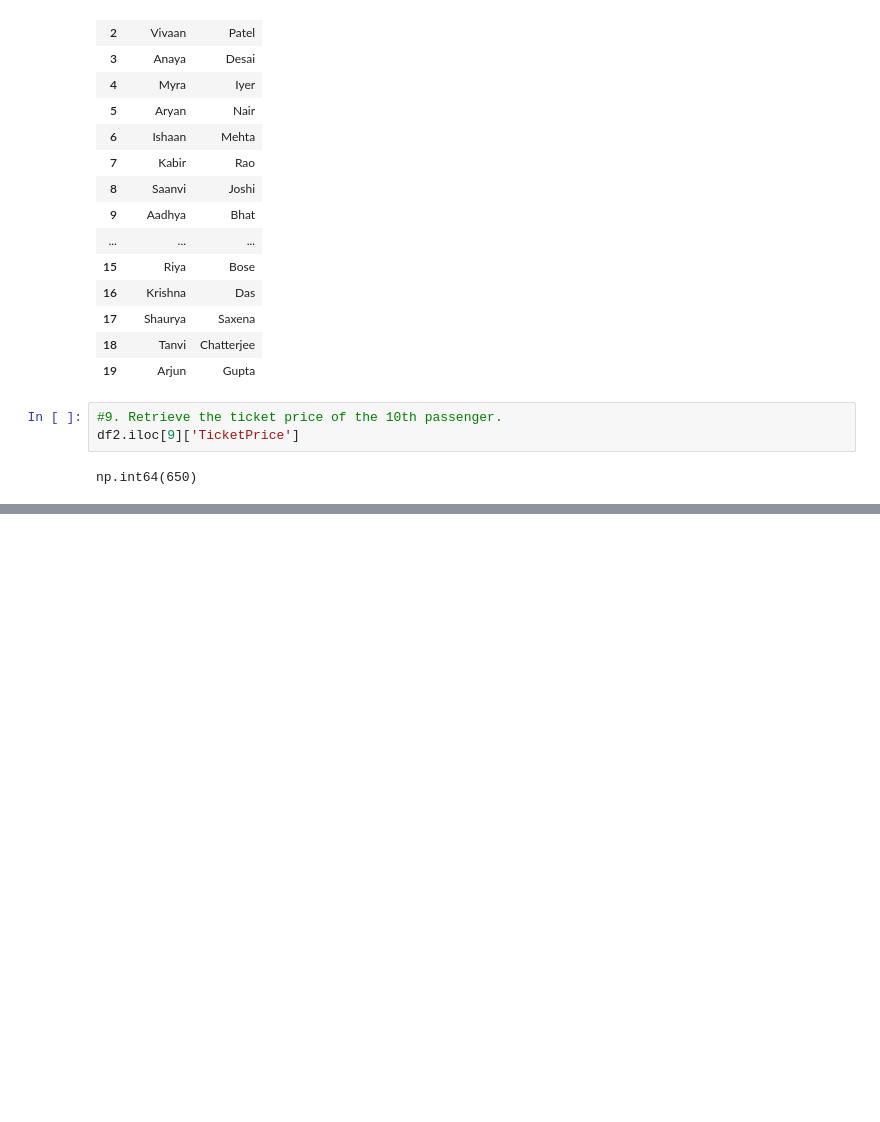
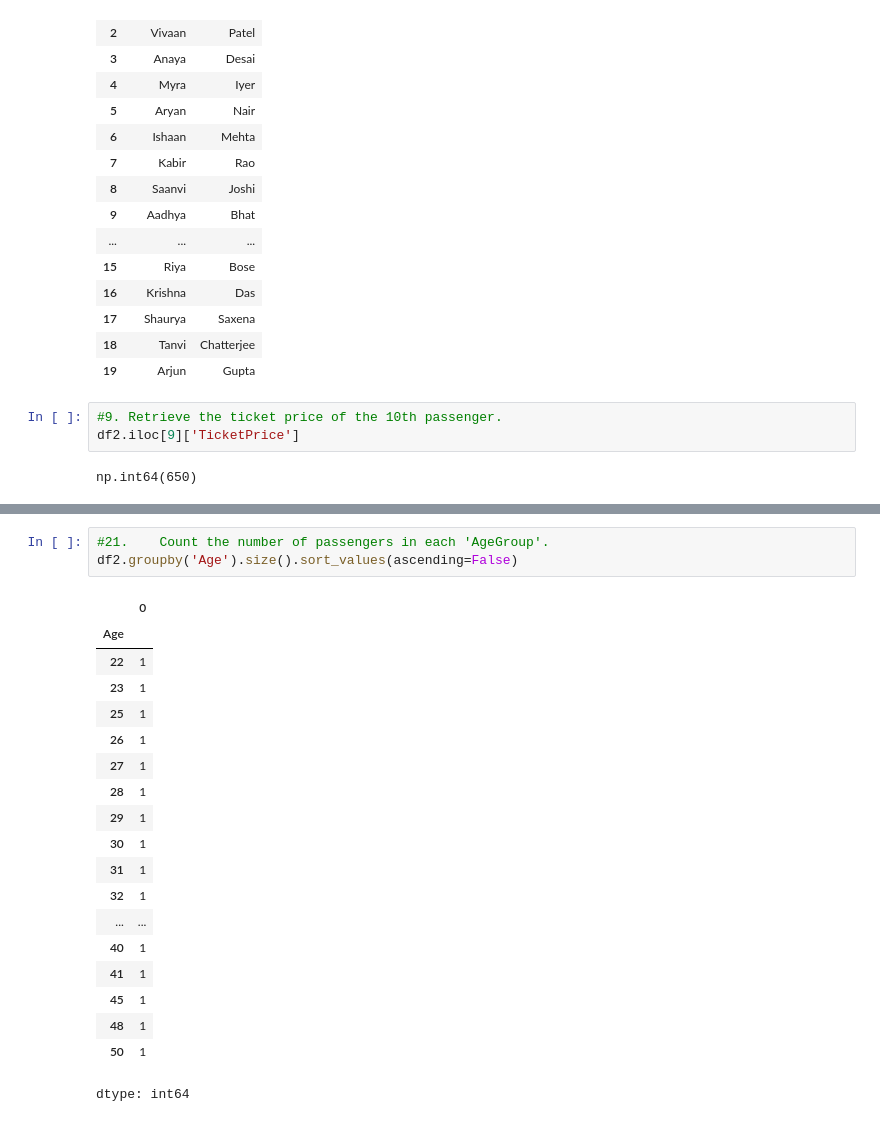
Before and after one commit to vaishnaviPatil1111/Python, a Jupyter notebook: Python_Pandas.ipynb, the cells around one changed output, grey strips where cells are left out. Cells and saved outputs as stored; diff of their text form; blank space fills up the shorter version.

```diff
--- a/Python_Pandas.ipynb
+++ b/Python_Pandas.ipynb
@@ -662,0 +792,23 @@ np.int64(650)
+# %%
+#21.	Count the number of passengers in each 'AgeGroup'.
+df2.groupby('Age').size().sort_values(ascending=False)
+# %% [output]
+|  | 0 |
+| Age |  |
+| 22 | 1 |
+| 23 | 1 |
+| 25 | 1 |
+| 26 | 1 |
+| 27 | 1 |
+| 28 | 1 |
+| 29 | 1 |
+| 30 | 1 |
+| 31 | 1 |
+| 32 | 1 |
+| ... | ... |
+| 40 | 1 |
+| 41 | 1 |
+| 45 | 1 |
+| 48 | 1 |
+| 50 | 1 |
+dtype: int64
```
Also changed, not shown: parts of 17 cells of this notebook.
